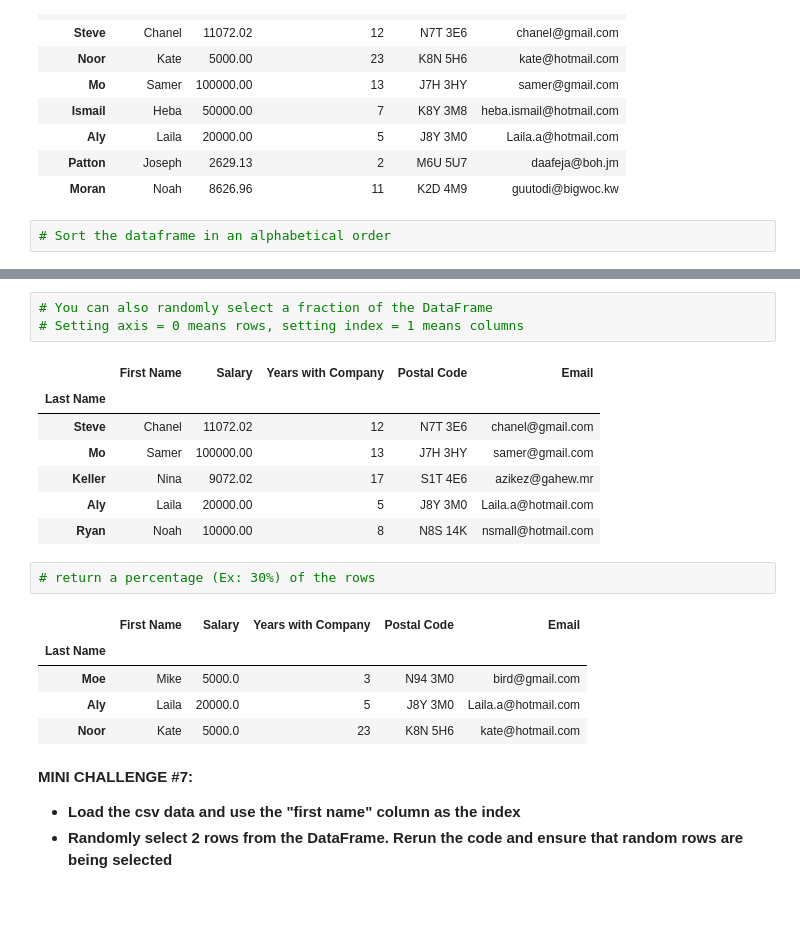
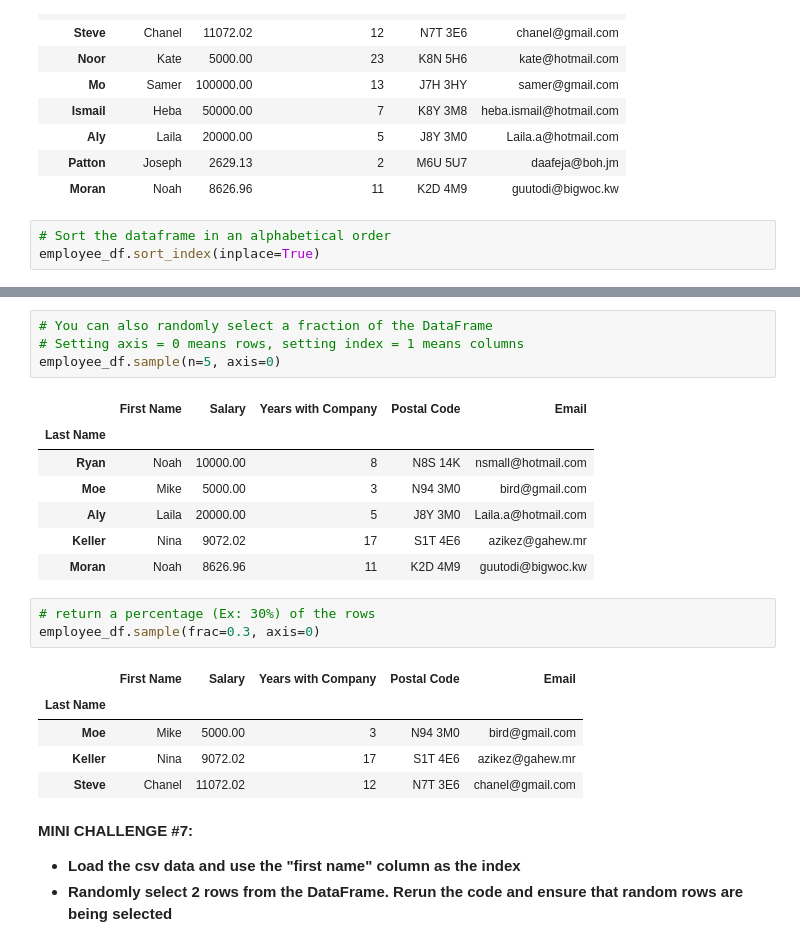
Before and after one commit to miguelestradam3/jupyter_pandas_second_training, a Jupyter notebook: Pandas for Data Analysis - Learning Path Part 2.ipynb, the cells around one changed output, grey strips where cells are left out. Drawn from its saved outputs; the diff is of its cells as text; blank space fills up the shorter version.

```diff
--- a/Pandas for Data Analysis - Learning Path Part 2.ipynb
+++ b/Pandas for Data Analysis - Learning Path Part 2.ipynb
@@ -411,3 +375,4 @@ employee_df
 | Moran | Noah | 8626.96 | 11 | K2D 4M9 | guutodi@bigwoc.kw |
 # %%
 # Sort the dataframe in an alphabetical order
+employee_df.sort_index(inplace=True)
@@ -471,22 +441,24 @@ Name: Aly, dtype: object
 # %%
 # You can also randomly select a fraction of the DataFrame
 # Setting axis = 0 means rows, setting index = 1 means columns
+employee_df.sample(n=5, axis=0)
 # %% [output]
 |  | First Name | Salary | Years with Company | Postal Code | Email |
 | Last Name |  |  |  |  |  |
-| Steve | Chanel | 11072.02 | 12 | N7T 3E6 | chanel@gmail.com |
-| Mo | Samer | 100000.00 | 13 | J7H 3HY | samer@gmail.com |
+| Ryan | Noah | 10000.00 | 8 | N8S 14K | nsmall@hotmail.com |
+| Moe | Mike | 5000.00 | 3 | N94 3M0 | bird@gmail.com |
+| Aly | Laila | 20000.00 | 5 | J8Y 3M0 | Laila.a@hotmail.com |
 | Keller | Nina | 9072.02 | 17 | S1T 4E6 | azikez@gahew.mr |
-| Aly | Laila | 20000.00 | 5 | J8Y 3M0 | Laila.a@hotmail.com |
-| Ryan | Noah | 10000.00 | 8 | N8S 14K | nsmall@hotmail.com |
+| Moran | Noah | 8626.96 | 11 | K2D 4M9 | guutodi@bigwoc.kw |
 # %%
 # return a percentage (Ex: 30%) of the rows
+employee_df.sample(frac=0.3, axis=0)
 # %% [output]
 |  | First Name | Salary | Years with Company | Postal Code | Email |
 | Last Name |  |  |  |  |  |
-| Moe | Mike | 5000.0 | 3 | N94 3M0 | bird@gmail.com |
-| Aly | Laila | 20000.0 | 5 | J8Y 3M0 | Laila.a@hotmail.com |
-| Noor | Kate | 5000.0 | 23 | K8N 5H6 | kate@hotmail.com |
+| Moe | Mike | 5000.00 | 3 | N94 3M0 | bird@gmail.com |
+| Keller | Nina | 9072.02 | 17 | S1T 4E6 | azikez@gahew.mr |
+| Steve | Chanel | 11072.02 | 12 | N7T 3E6 | chanel@gmail.com |
 # %% [markdown]
 **MINI CHALLENGE #7:**
 - **Load the csv data and use the "first name" column as the index**
```
Also changed, not shown: parts of 81 cells of this notebook.
